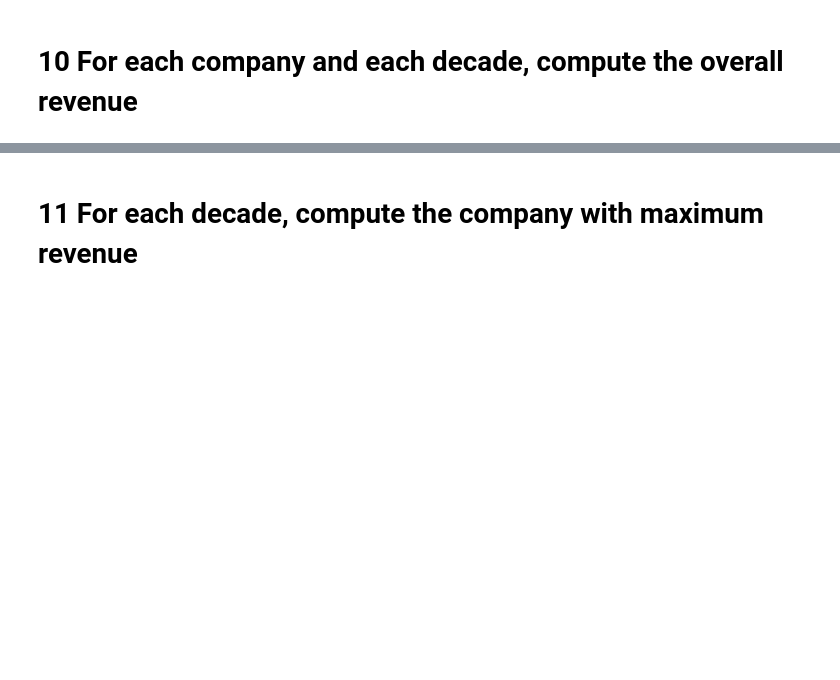
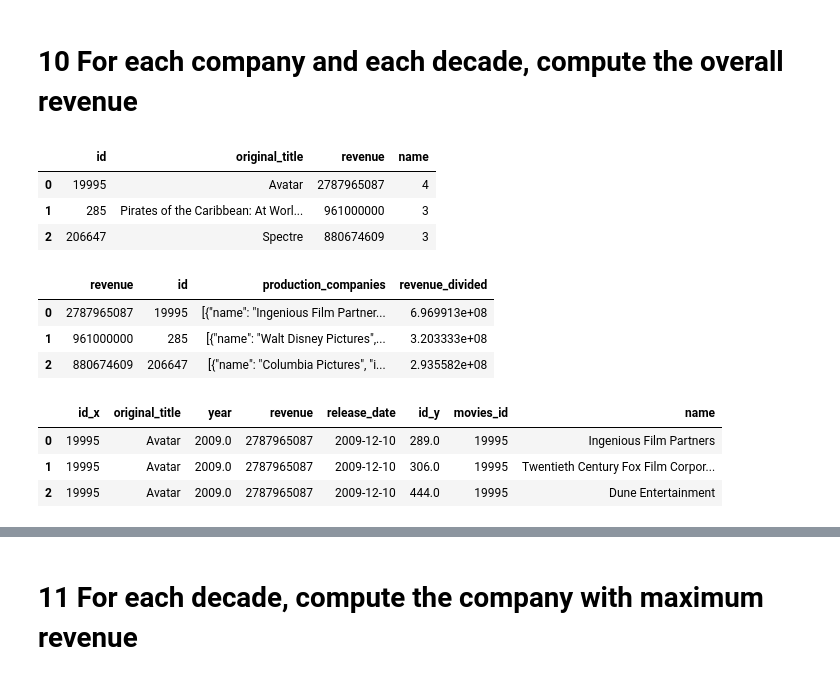
Before and after one commit to JCRCS/ComputerScienceTest, a Jupyter notebook: CSTest.ipynb, the cells around one changed output, grey strips where cells are left out. Saved outputs shown, nothing was run; the diff lists cells and outputs as text; code cells hidden in the pictures; blank space fills up the shorter version.

```diff
--- a/CSTest.ipynb
+++ b/CSTest.ipynb
@@ -249,0 +259,16 @@ movies_spoken_languages.groupby('name')[['movies_id']].count().head(3)
+# %%
+movies_revenue_per_company.head(3)
+# %% [output]
+|  | id | original_title | revenue | name |
+| 0 | 19995 | Avatar | 2787965087 | 4 |
+| 1 | 285 | Pirates of the Caribbean: At Worl... | 961000000 | 3 |
+| 2 | 206647 | Spectre | 880674609 | 3 |
+# %%
+movies_revenue_per_company['revenue_divided']=movies_revenue_per_company['revenue']/movies_revenue_per_company['name']
+movies['revenue_divided']= movies_revenue_per_company['revenue_divided']
+movies[['revenue','id','production_companies','revenue_divided']].head(3)
+# %% [output]
+|  | revenue | id | production_companies | revenue_divided |
+| 0 | 2787965087 | 19995 | [{"name": "Ingenious Film Partner... | 6.969913e+08 |
+| 1 | 961000000 | 285 | [{"name": "Walt Disney Pictures",... | 3.203333e+08 |
+| 2 | 880674609 | 206647 | [{"name": "Columbia Pictures", "i... | 2.935582e+08 |
@@ -249,0 +281,7 @@ movies_spoken_languages.groupby('name')[['movies_id']].count().head(3)
+# %%
+movies_companies_parameters.head(3)
+# %% [output]
+|  | id_x | original_title | year | revenue | release_date | id_y | movies_id | name |
+| 0 | 19995 | Avatar | 2009.0 | 2787965087 | 2009-12-10 | 289.0 | 19995 | Ingenious Film Partners |
+| 1 | 19995 | Avatar | 2009.0 | 2787965087 | 2009-12-10 | 306.0 | 19995 | Twentieth Century Fox Film Corpor... |
+| 2 | 19995 | Avatar | 2009.0 | 2787965087 | 2009-12-10 | 444.0 | 19995 | Dune Entertainment |
```
Also changed, not shown: parts of 10 cells of this notebook.
